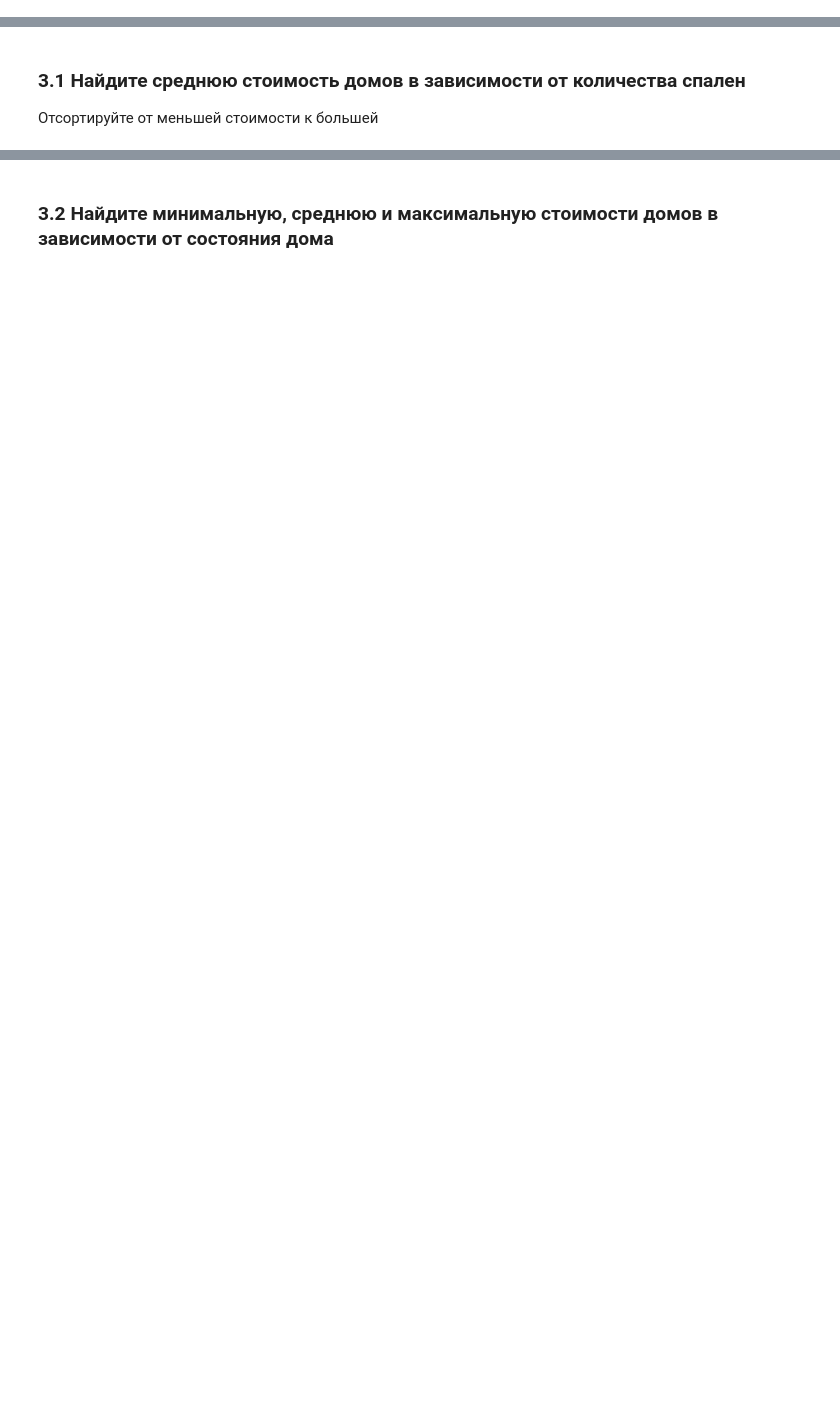
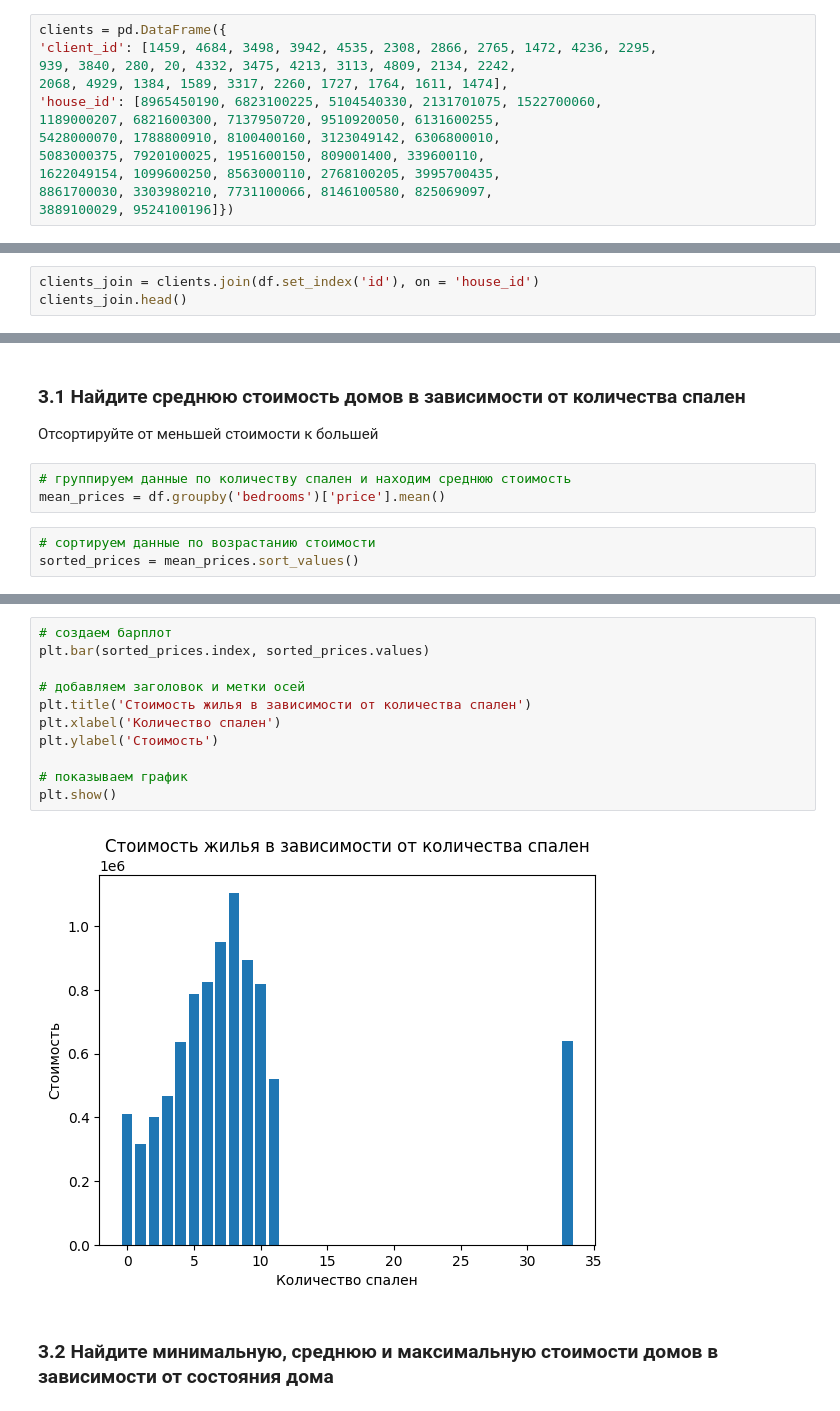
Before and after one commit to MrsMystique/python-repo, a Jupyter notebook: Homeworks/Hw_2_python.ipynb, the cells around one changed output, grey strips where cells are left out. Cells and saved outputs as stored; diff of their text form; blank space fills up the shorter version.

```diff
--- a/Homeworks/Hw_2_python.ipynb
+++ b/Homeworks/Hw_2_python.ipynb
@@ -700,5 +738,20 @@ print(f"Такие дома в среднем имеют оценку {mean_cond
 8861700030, 3303980210, 7731100066, 8146100580, 825069097,
 3889100029, 9524100196]
 })</code>
+# %%
+clients = pd.DataFrame({
+'client_id': [1459, 4684, 3498, 3942, 4535, 2308, 2866, 2765, 1472, 4236, 2295,
+939, 3840, 280, 20, 4332, 3475, 4213, 3113, 4809, 2134, 2242,
+2068, 4929, 1384, 1589, 3317, 2260, 1727, 1764, 1611, 1474],
+'house_id': [8965450190, 6823100225, 5104540330, 2131701075, 1522700060,
+1189000207, 6821600300, 7137950720, 9510920050, 6131600255,
+5428000070, 1788800910, 8100400160, 3123049142, 6306800010,
+5083000375, 7920100025, 1951600150, 809001400, 339600110,
+1622049154, 1099600250, 8563000110, 2768100205, 3995700435,
+8861700030, 3303980210, 7731100066, 8146100580, 825069097,
+3889100029, 9524100196]})
 # %% [markdown]
 ### 2.1 Присоедините к таблице clients данные по домам через метод join
+# %%
+clients_join = clients.join(df.set_index('id'), on = 'house_id')
+clients_join.head()
@@ -712,3 +807,9 @@ house_id - это индексы датафрейма с домами*
 # %% [markdown]
 ### 3.1 Найдите среднюю стоимость домов в зависимости от количества спален
 Отсортируйте от меньшей стоимости к большей
+# %%
+# группируем данные по количеству спален и находим среднюю стоимость
+mean_prices = df.groupby('bedrooms')['price'].mean()
+# %%
+# сортируем данные по возрастанию стоимости
+sorted_prices = mean_prices.sort_values()
@@ -715,2 +834,15 @@ house_id - это индексы датафрейма с домами*
+# %%
+# создаем барплот
+plt.bar(sorted_prices.index, sorted_prices.values)
+
+# добавляем заголовок и метки осей
+plt.title('Стоимость жилья в зависимости от количества спален')
+plt.xlabel('Количество спален')
+plt.ylabel('Стоимость')
+
+# показываем график
+plt.show()
+# %% [output]
+[figure, added]
 # %% [markdown]
 ### 3.2 Найдите минимальную, среднюю и максимальную стоимости домов в зависимости от состояния дома
```
Also changed, not shown: parts of 19 cells of this notebook, 5 other files.
